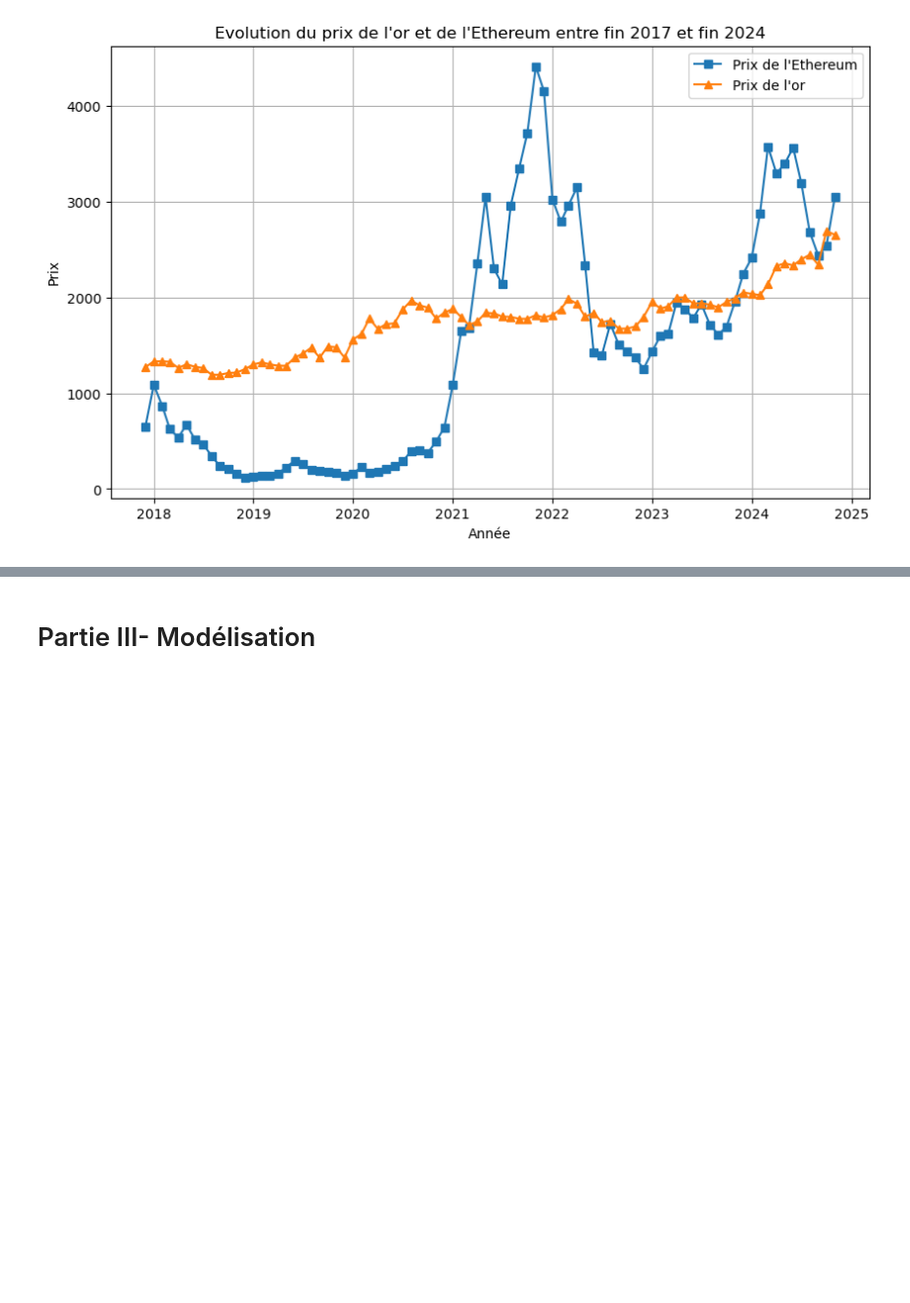
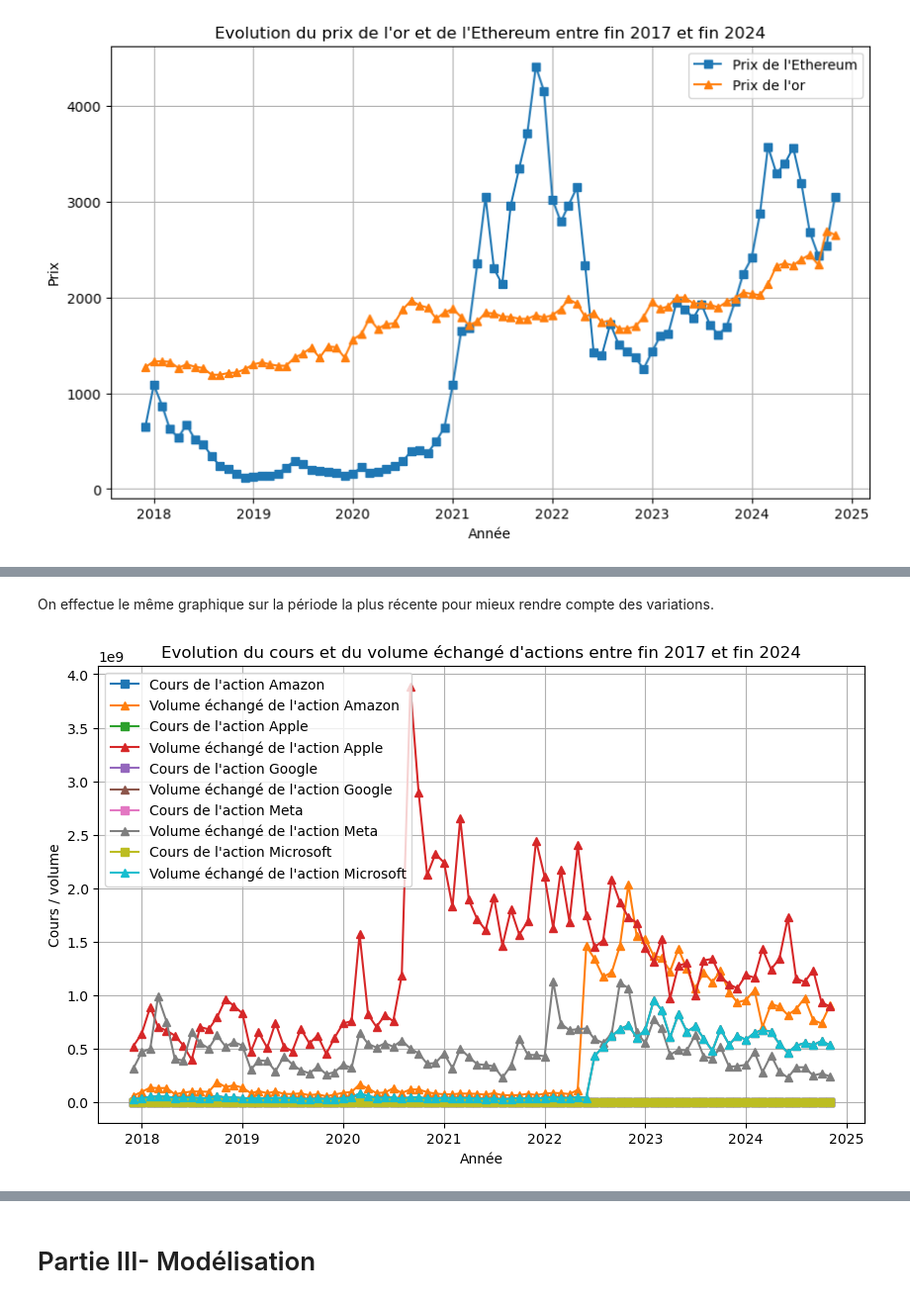
Before and after one commit to hafsaelibrahimi/projet_gold_refuge, a Jupyter notebook: dataset.ipynb, the cells around one changed output, grey strips where cells are left out. Shown: that part at 99% size. Saved outputs shown, nothing was run; the diff lists cells and outputs as text; code cells hidden in the pictures; blank space fills up the shorter version.

```diff
--- a/dataset.ipynb
+++ b/dataset.ipynb
@@ -438,0 +447,28 @@ plt.show()
+# %% [markdown]
+On effectue le même graphique sur la période la plus récente pour mieux rendre compte des variations.
+# %%
+plt.figure(figsize=(10, 6))
+
+
+# Tracer les courbes pour les variables
+plt.plot(latest_data['year_month'], latest_data['amazon_stock_price'], label="Cours de l'action Amazon", marker='s')
+plt.plot(latest_data['year_month'], latest_data['amazon_stock_volume'], label="Volume échangé de l'action Amazon", marker='^')  # Courbe pour l'or
+plt.plot(latest_data['year_month'], latest_data['apple_stock_price'], label="Cours de l'action Apple", marker='s')  # Courbe pour l'or
+plt.plot(latest_data['year_month'], latest_data['apple_stock_volume'], label="Volume échangé de l'action Apple", marker='^')  # Courbe pour l'or
+plt.plot(latest_data['year_month'], latest_data['google_stock_price'], label="Cours de l'action Google", marker='s')  # Courbe pour l'or
+plt.plot(latest_data['year_month'], latest_data['google_stock_volume'], label="Volume échangé de l'action Google", marker='^')  # Courbe pour l'or
+plt.plot(latest_data['year_month'], latest_data['meta_stock_price'], label="Cours de l'action Meta", marker='s')  # Courbe pour l'or
+plt.plot(latest_data['year_month'], latest_data['meta_stock_volume'], label="Volume échangé de l'action Meta", marker='^')  # Courbe pour l'or
+plt.plot(latest_data['year_month'], latest_data['google_stock_price'], label="Cours de l'action Microsoft", marker='s')  # Courbe pour l'or
+plt.plot(latest_data['year_month'], latest_data['google_stock_volume'], label="Volume échangé de l'action Microsoft", marker='^')  # Courbe pour l'or
+
+plt.title("Evolution du cours et du volume échangé d'actions entre fin 2017 et fin 2024")
+plt.xlabel('Année')
+plt.ylabel('Cours / volume')
+plt.legend()  # Afficher la légende
+plt.grid(True)  # Afficher une grille
+
+# Afficher le graphique
+plt.show()
+# %% [output]
+[figure, added]
```
Also changed, not shown: parts of 13 cells of this notebook.
